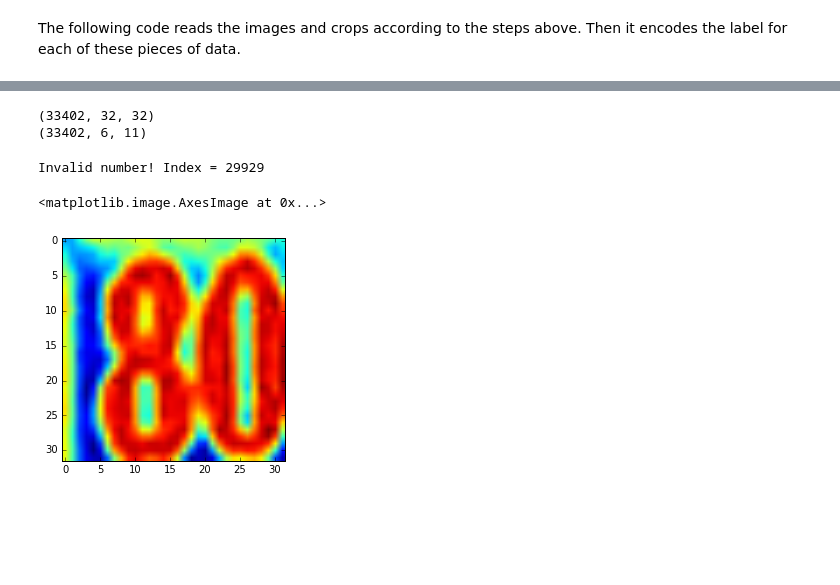
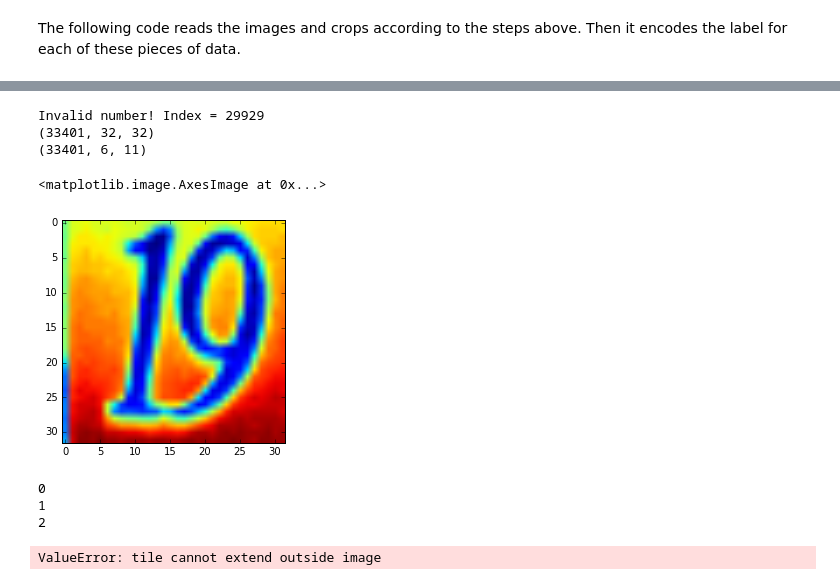
Before and after one commit to drpjm/udacity-mle-project5, a Jupyter notebook: src/svhn_preprocess.ipynb, the cells around one changed output, grey strips where cells are left out. Saved outputs shown, nothing was run; the diff lists cells and outputs as text; code cells hidden in the pictures; blank space fills up the shorter version.

```diff
--- a/src/svhn_preprocess.ipynb
+++ b/src/svhn_preprocess.ipynb
@@ -212,31 +204,27 @@ Test set size = 13068
-# %%
-# X train and y train set initialization.
-X = np.zeros((num_train, CROP_SIZE, CROP_SIZE))
-y = np.zeros((num_train, NUM_LABELS, NUM_VALS))
-# for i in range(len(train_digitstruct.digitStructName):
-print np.shape(X)
-print np.shape(y)
-# %% [output]
-(33402, 32, 32)
-(33402, 6, 11)
 # %%
-train_count = 0 # Keep track of the number of valid training points. Resize later.
-for i in range(num_train):
-    curr_dict = train_digitstruct.getDigitStructure(i)
-    street_num_len = len(np.array(curr_dict['label']))
-    if street_num_len <= 5 and street_num_len > 0:
-        # Extract the label
-        curr_y = extract_label(curr_dict, enc, MAX_LENGTH)
-        curr_X = extract_and_crop(curr_dict, CROP_SIZE)
-        y[i,:,:] = curr_y
-        X[i,:,:] = curr_X
-        train_count = train_count + 1
-    else:
-        print "Invalid number! Index = " + str(i)
+def generate_svhn_dataset(mat_fname, n_vals, n_labels, crop_size, max_len):
+    # Load from the digitstruct mat file.
+    digitstruct = DigitStructFile(mat_fname)
+    data_len = len(digitstruct.digitStructName)
+    X = np.zeros((data_len, crop_size, crop_size))
+    y = np.zeros((data_len, n_labels, n_vals))
+
+    invalid_idxs = []
+    # Encoder for label generation.
+    enc = skproc.OneHotEncoder(n_values=n_vals,sparse=False)
+    for i in range(data_len):
+        curr_dict = digitstruct.getDigitStructure(i)
+        street_num_len = len(np.array(curr_dict['label']))
+        print i
+        if street_num_len <= 5 and street_num_len > 0:
+            # Extract the label
+            curr_y = extract_label(curr_dict, enc, max_len)
+            curr_X = extract_and_crop(curr_dict, crop_size)
+            y[i,:,:] = curr_y
+            X[i,:,:] = curr_X
+        else:
+            invalid_idxs.append(i)
+            print "Invalid number! Index = " + str(i)
+    X = np.delete(X,invalid_idxs,axis=0)
+    y = np.delete(y,invalid_idxs,axis=0)
+    return { 'data' : X, 'labels' : y }
-# %% [output]
-Invalid number! Index = 29929
-# %%
-plt.imshow(X[9000])
-# %% [output]
-<matplotlib.image.AxesImage at 0x...>
-[figure, removed]
@@ -242,0 +243,12 @@ plt.imshow(X[9000])
+# %%
+# Load and process the training data!
+train_dataset = generate_svhn_dataset(train_struct_loc, 11, 6, 32, 5)
+print np.shape(train_dataset['data'])
+print np.shape(train_dataset['labels'])
+plt.imshow(train_dataset['data'][0])
+# %% [output]
+Invalid number! Index = 29929
+(33401, 32, 32)
+(33401, 6, 11)
+<matplotlib.image.AxesImage at 0x...>
+[figure, added]
@@ -242,0 +258,11 @@ plt.imshow(X[9000])
+# %%
+# Now the test data!
+test_dataset = generate_svhn_dataset(test_struct_loc, 11, 6, 32, 5)
+print np.shape(test_dataset['data'])
+print np.shape(test_dataset['labels'])
+plt.imshow(test_dataset['data'][0])
+# %% [output]
+0
+1
+2
+ValueError: tile cannot extend outside image
```
Also changed, not shown: parts of 15 cells of this notebook, 1 other file.
